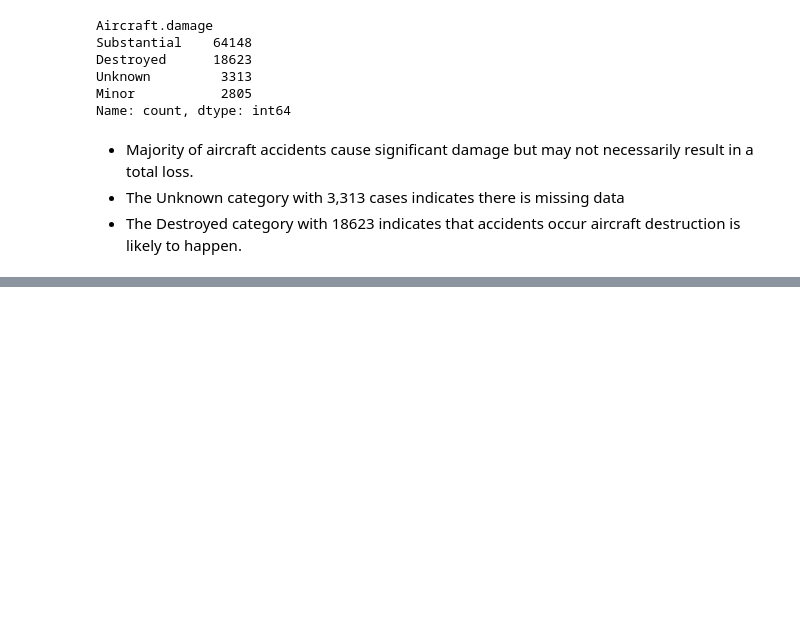
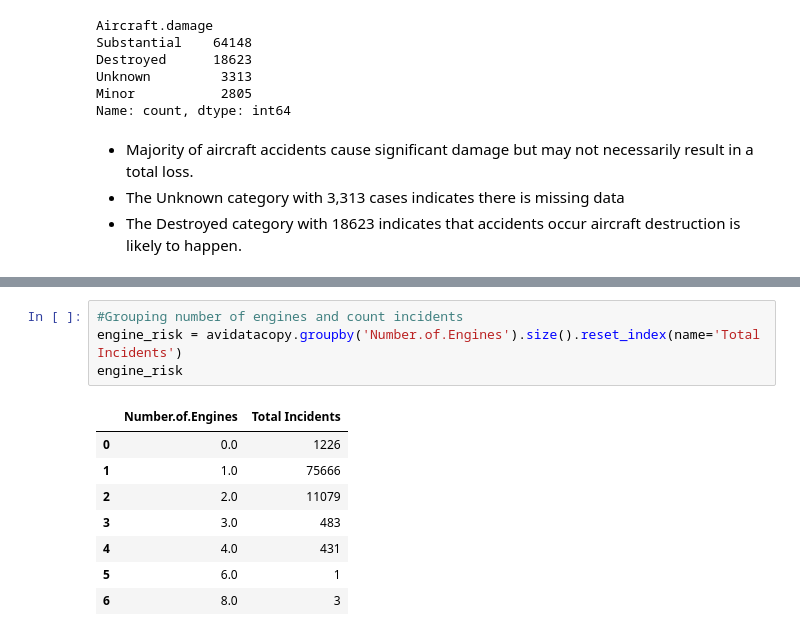
Before and after one commit to FAITHKAMANDE/AviData-Analytics, a Jupyter notebook: NoteBook.ipynb, the cells around one changed output, grey strips where cells are left out. Saved outputs shown, nothing was run; the diff lists cells and outputs as text; blank space fills up the shorter version.

```diff
--- a/NoteBook.ipynb
+++ b/NoteBook.ipynb
@@ -964,0 +986,13 @@ Name: count, dtype: int64
+# %%
+#Grouping number of engines and count incidents
+engine_risk = avidatacopy.groupby('Number.of.Engines').size().reset_index(name='Total Incidents')
+engine_risk
+# %% [output]
+|  | Number.of.Engines | Total Incidents |
+| 0 | 0.0 | 1226 |
+| 1 | 1.0 | 75666 |
+| 2 | 2.0 | 11079 |
+| 3 | 3.0 | 483 |
+| 4 | 4.0 | 431 |
+| 5 | 6.0 | 1 |
+| 6 | 8.0 | 3 |
```
Also changed, not shown: parts of 9 cells of this notebook.
